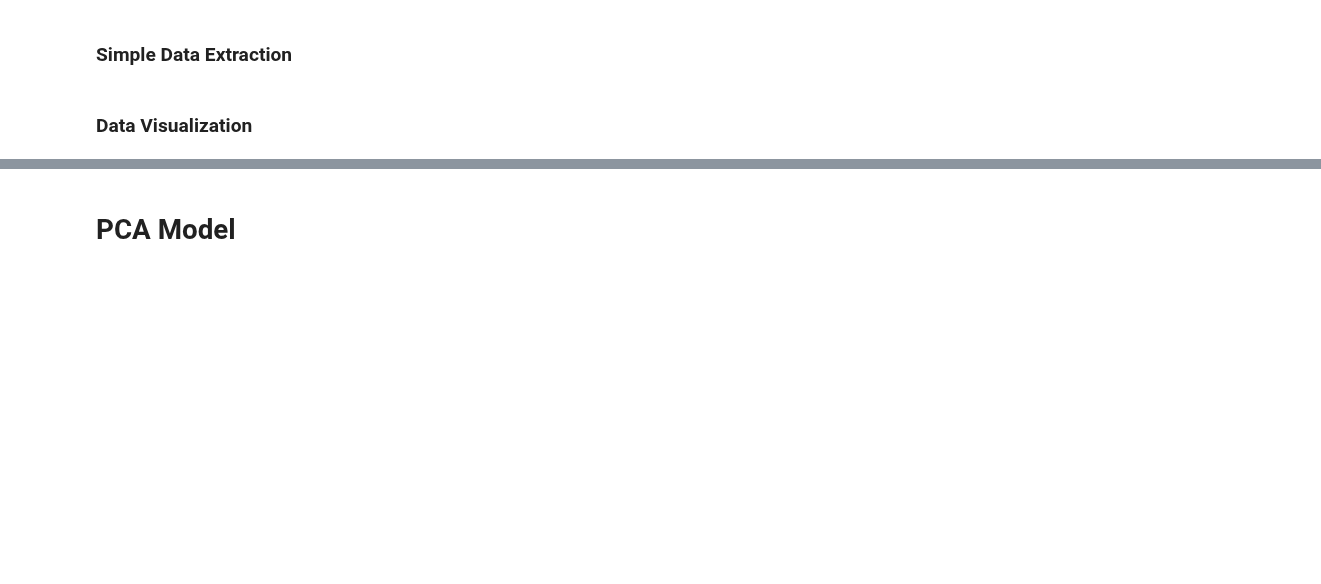
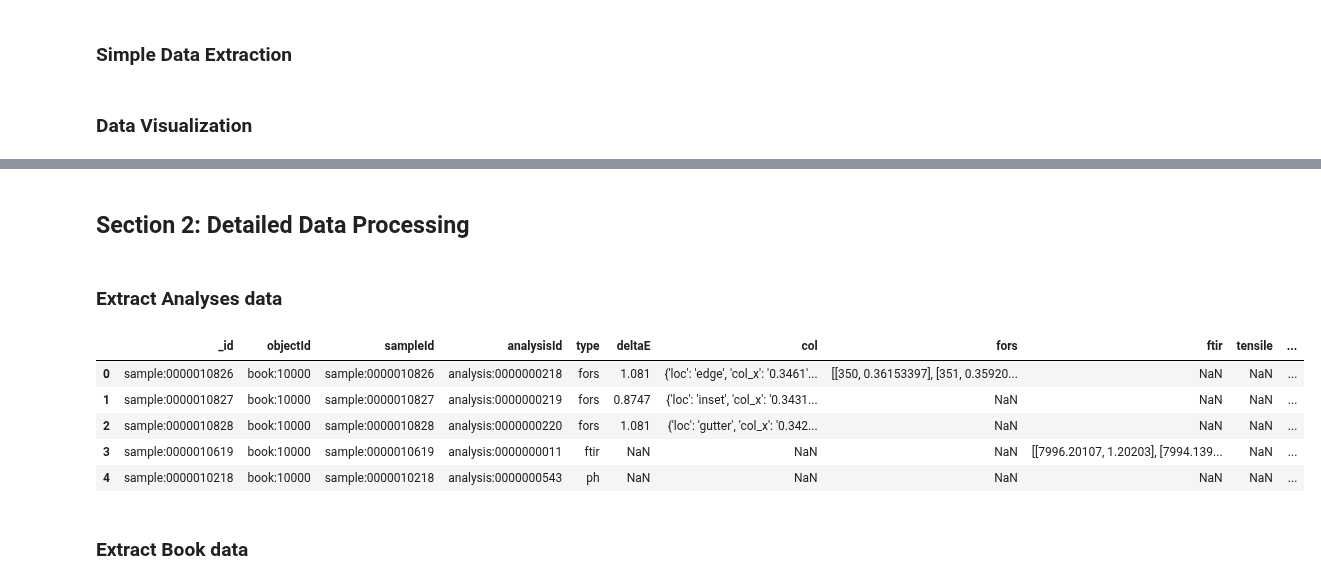
Before and after one commit to hujingc/umsi_loc_anc, a Jupyter notebook: Data Extraction and Visualization.ipynb, the cells around one changed output, grey strips where cells are left out. Drawn from its saved outputs; the diff is of its cells as text; code cells hidden in the pictures; blank space fills up the shorter version.

```diff
--- a/Data Extraction and Visualization.ipynb
+++ b/Data Extraction and Visualization.ipynb
@@ -100,2 +139,23 @@ plt.show()
-# %% [markdown]
-# PCA Model
+# %% [markdown]
+## Section 2: Detailed Data Processing<a class="anchor" id="s2"></a>
+# %% [markdown]
+### Extract Analyses data
+# %%
+rows = db.view('pca/query-analyses') # _id column is same as analysis id
+data = [row['value'] for row in rows]
+analyses = pd.DataFrame(data)
+
+# Replace [] and {} with NaN
+analyses.deltaE = analyses.deltaE.apply(lambda y: np.nan if y==[] else y)
+analyses.col = analyses.col.apply(lambda y: np.nan if y=={} else y)
+analyses.fors = analyses.fors.apply(lambda y: np.nan if y==[] else y)
+analyses.ftir = analyses.ftir.apply(lambda y: np.nan if y==[] else y)
+analyses.tensile = analyses.tensile.apply(lambda y: np.nan if y=={} else y)
+analyses.head()
+# %% [output]
+|  | _id | objectId | sampleId | analysisId | type | deltaE | col | fors | ftir | tensile | ... |
+| 0 | sample:0000010826 | book:10000 | sample:0000010826 | analysis:0000000218 | fors | 1.081 | {'loc': 'edge', 'col_x': '0.3461'... | [[350, 0.36153397], [351, 0.35920... | NaN | NaN | ... |
+| 1 | sample:0000010827 | book:10000 | sample:0000010827 | analysis:0000000219 | fors | 0.8747 | {'loc': 'inset', 'col_x': '0.3431... | NaN | NaN | NaN | ... |
+| 2 | sample:0000010828 | book:10000 | sample:0000010828 | analysis:0000000220 | fors | 1.081 | {'loc': 'gutter', 'col_x': '0.342... | NaN | NaN | NaN | ... |
+| 3 | sample:0000010619 | book:10000 | sample:0000010619 | analysis:0000000011 | ftir | NaN | NaN | NaN | [[7996.20107, 1.20203], [7994.139... | NaN | ... |
+| 4 | sample:0000010218 | book:10000 | sample:0000010218 | analysis:0000000543 | ph | NaN | NaN | NaN | NaN | NaN | ... |
@@ -101,0 +175,2 @@ plt.show()
+# %% [markdown]
+### Extract Book data
```
Also changed, not shown: parts of 64 cells of this notebook, 24 other files.
